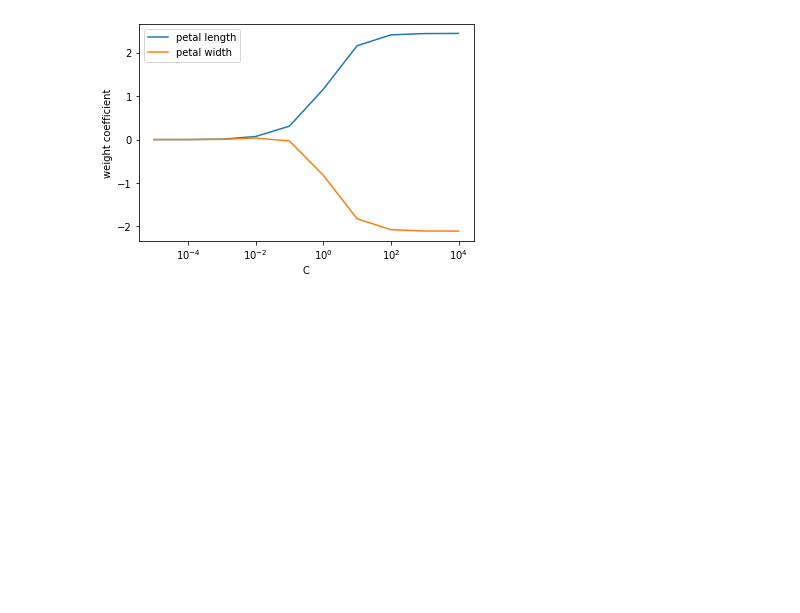
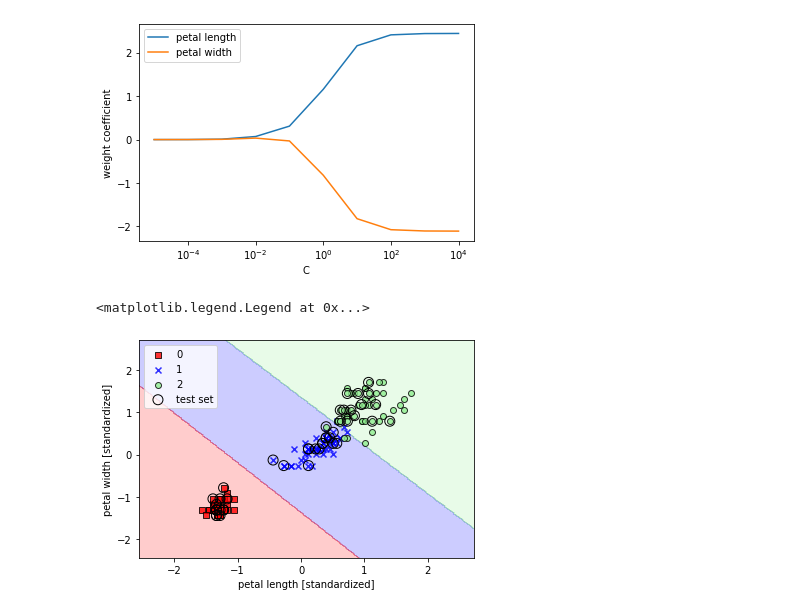
Before and after one commit to JimGerth/desy-ml-python, a Jupyter notebook: Chapter 3.ipynb, the cells around one changed output. Cells and saved outputs as stored; diff of their text form; code cells hidden in the pictures; blank space fills up the shorter version.

Commit message:
plotted decision regions of a trained support vector machine from scikit learn

```diff
--- a/Chapter 3.ipynb
+++ b/Chapter 3.ipynb
@@ -147,3 +147,14 @@ plt.legend(loc='upper left')
 plt.xscale('log')
 # %% [output]
 [figure]
+# %%
+from sklearn.svm import SVC
+
+svm = SVC(kernel='linear', C=1.0, random_state=1).fit(X_train_std, y_train)
+plot_decision_regions(X_combined_std, y_combined, classifier=svm, test_idx=range(105, 150))
+plt.xlabel('petal length [standardized]')
+plt.ylabel('petal width [standardized]')
+plt.legend(loc='upper left')
+# %% [output]
+<matplotlib.legend.Legend at 0x...>
+[figure, added]
```
Also changed, not shown: 1 other file.
